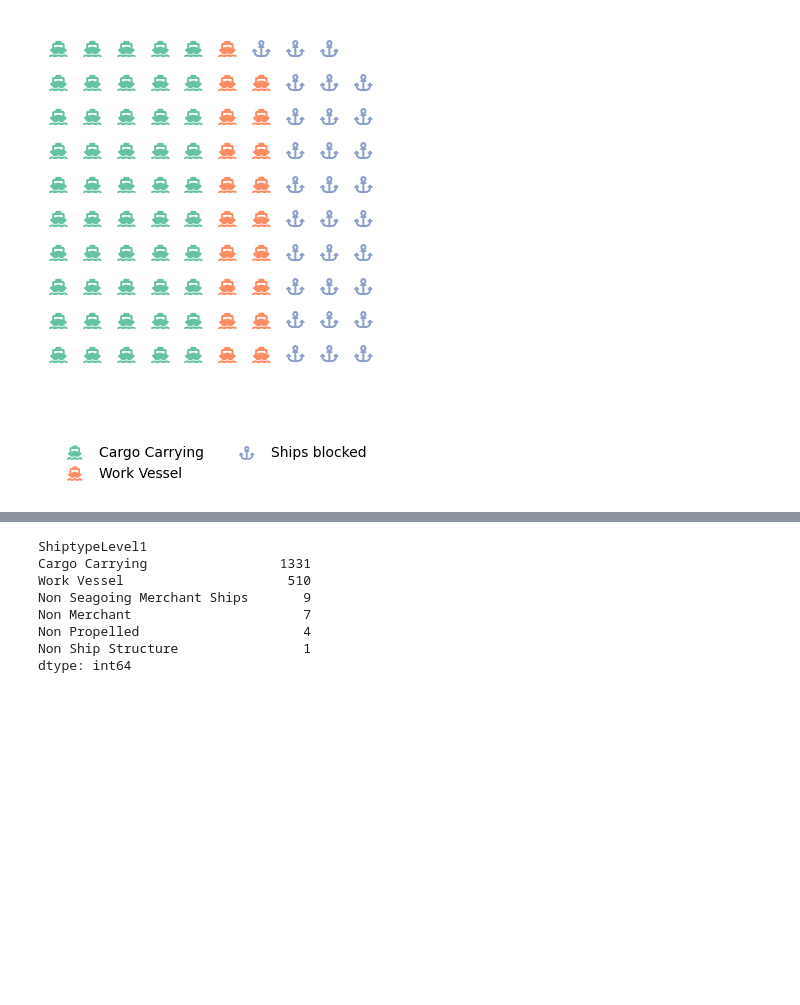
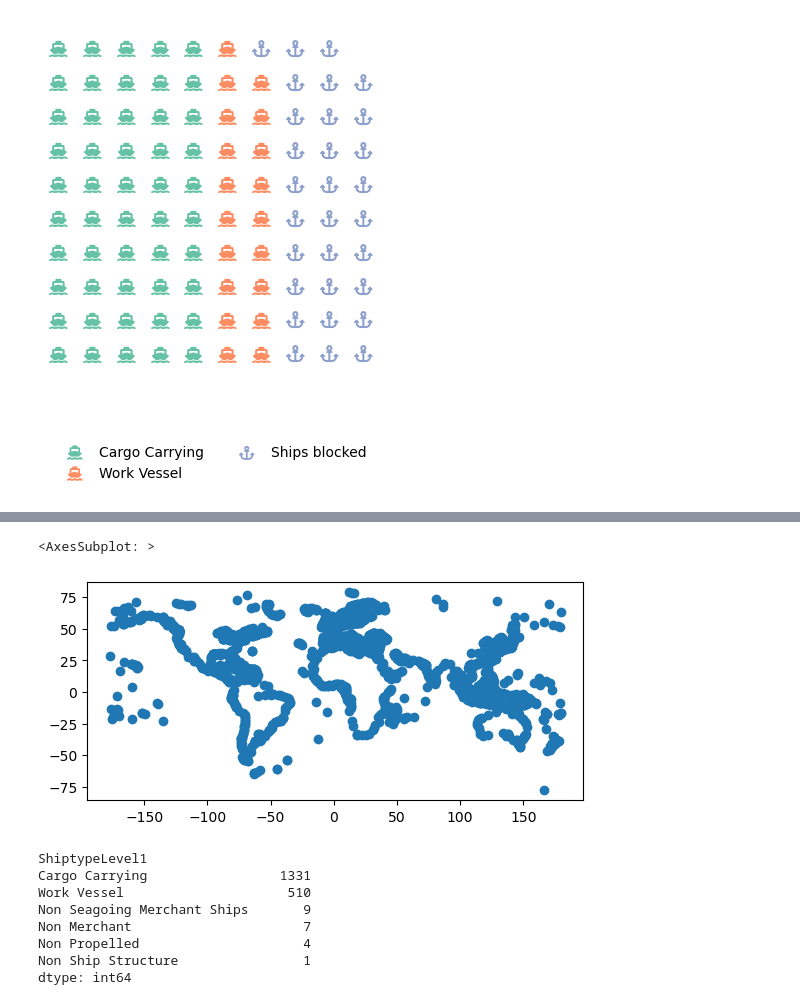
Before and after one commit to InseeFrLab/hackathon-un-2022, a Jupyter notebook: notebooks/test-nb-fonction.ipynb, the cells around one changed output, grey strips where cells are left out. Drawn from its saved outputs; the diff is of its cells as text; code cells hidden in the pictures; blank space fills up the shorter version.

Commit message:
image

```diff
--- a/notebooks/test-nb-fonction.ipynb
+++ b/notebooks/test-nb-fonction.ipynb
@@ -158,3 +149,8 @@ temp = pd.concat([temp1, temp2])
+# %%
+ports.plot()
+# %% [output]
+<AxesSubplot: >
+[figure, added]
 # %%
 temp = fc.count_boats(AIS_enriched, by='ShiptypeLevel1').reset_index().assign(var='ShiptypeLevel1')
 # %%
```
Also changed, not shown: parts of 4 cells of this notebook, 3 other files.
